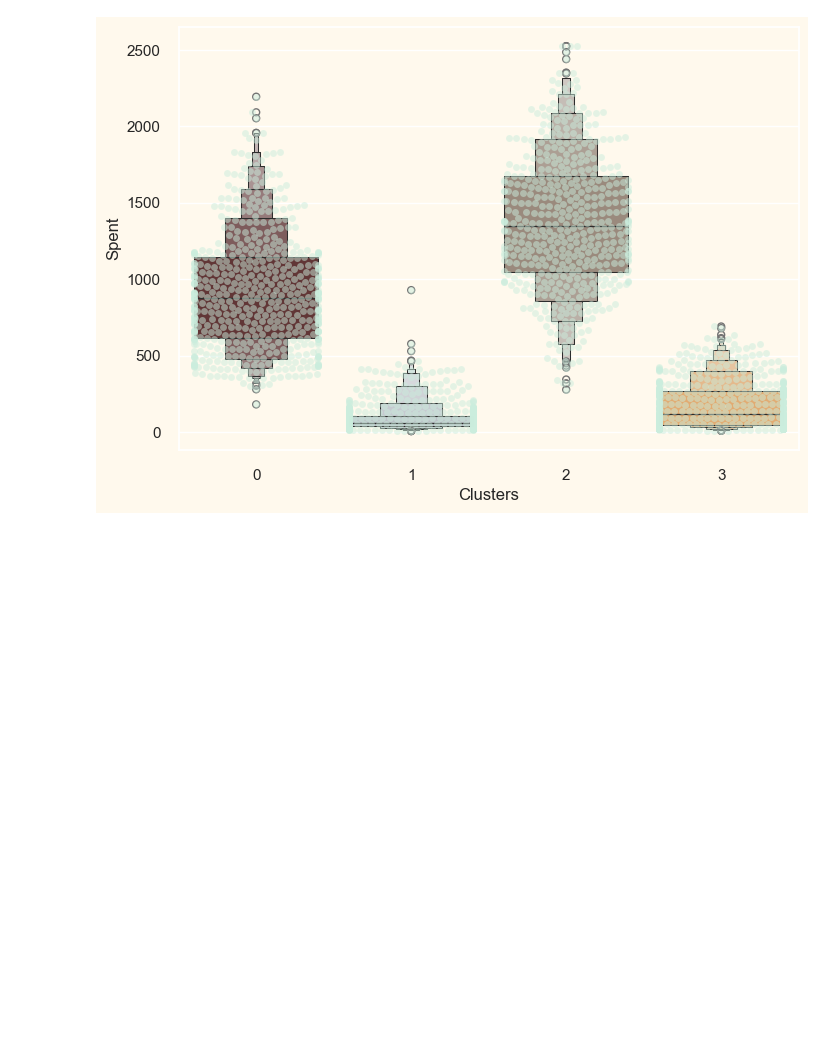
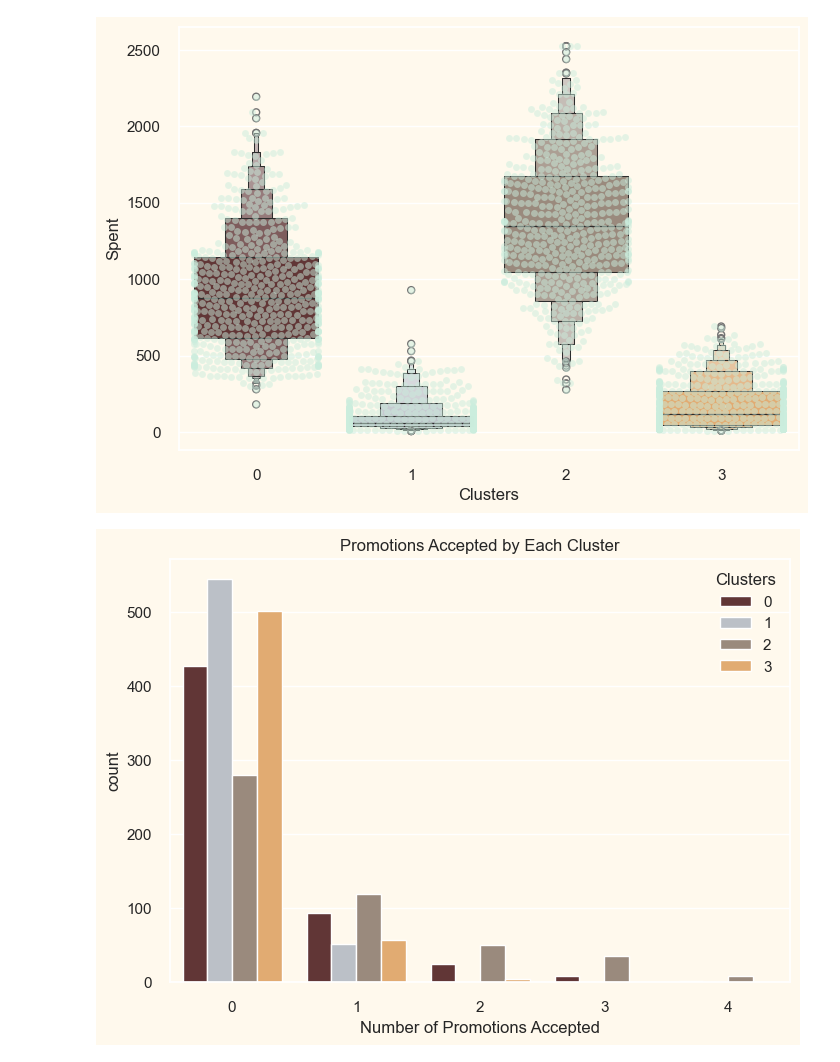
Before and after one commit to leajadaa/ML-data-analytics-project, a Jupyter notebook: notebooks/marketing_analysis.ipynb, the cells around one changed output. Cells and saved outputs as stored; diff of their text form; code cells hidden in the pictures; blank space fills up the shorter version.

Commit message:
Add promotion, deals, and personal characteristics cluster analysis

```diff
--- a/notebooks/marketing_analysis.ipynb
+++ b/notebooks/marketing_analysis.ipynb
@@ -345,3 +345,14 @@ Passing `palette` without assigning `hue` is deprecated and will be removed in v
 
   pl = sns.boxenplot(x=data["Clusters"], y=data["Spent"], palette=pal)
 [figure]
+# %%
+#Promotions accepted by each cluster
+data["Total_Promos"] = data["AcceptedCmp1"] + data["AcceptedCmp2"] + data["AcceptedCmp3"] + data["AcceptedCmp4"] + data["AcceptedCmp5"]
+
+plt.figure()
+pl = sns.countplot(x=data["Total_Promos"], hue=data["Clusters"], palette=pal)
+pl.set_title("Promotions Accepted by Each Cluster")
+pl.set_xlabel("Number of Promotions Accepted")
+plt.show()
+# %% [output]
+[figure, added]
```
Also changed, not shown: parts of 4 cells of this notebook.
